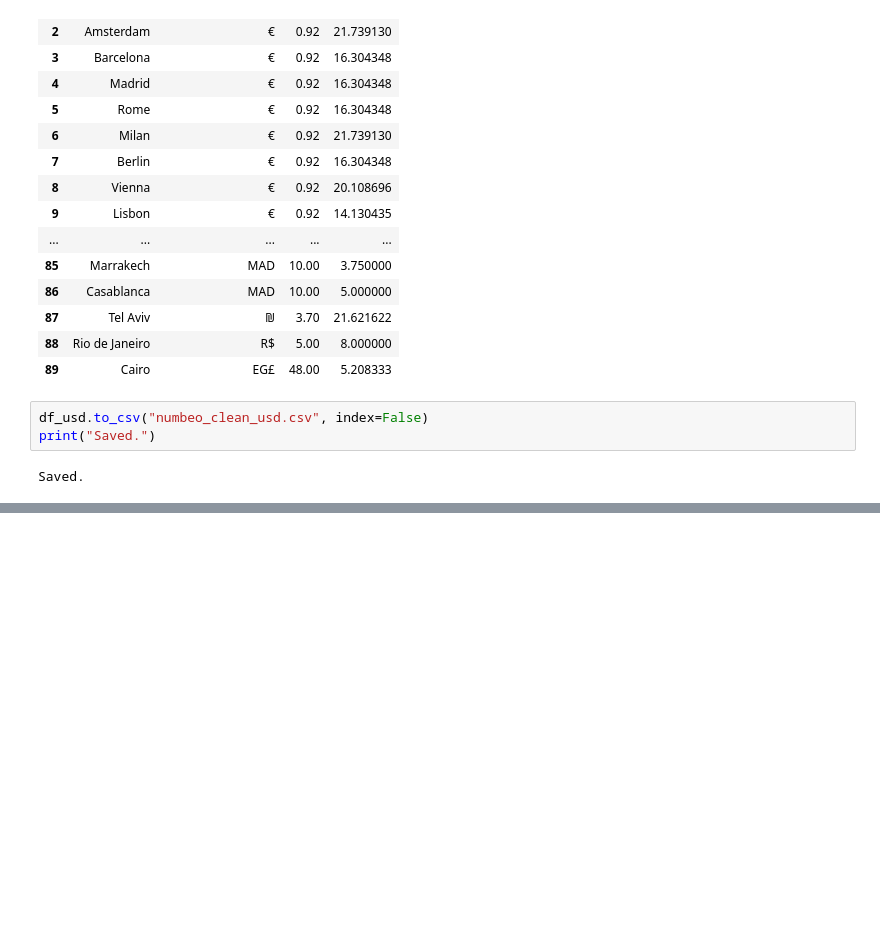
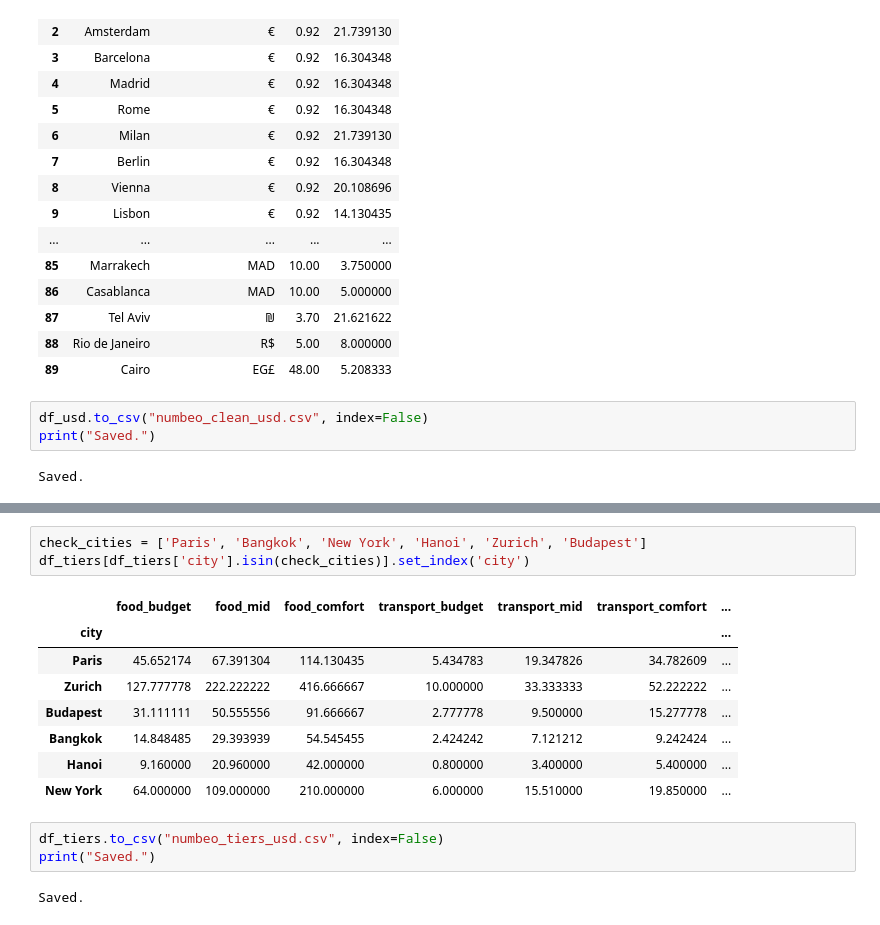
Before and after one commit to elzacapar/travel-budget-planner, a Jupyter notebook: data_exploration.ipynb, the cells around one changed output, grey strips where cells are left out. Cells and saved outputs as stored; diff of their text form; blank space fills up the shorter version.

```diff
--- a/data_exploration.ipynb
+++ b/data_exploration.ipynb
@@ -341,0 +427,17 @@ Saved.
+# %%
+check_cities = ['Paris', 'Bangkok', 'New York', 'Hanoi', 'Zurich', 'Budapest']
+df_tiers[df_tiers['city'].isin(check_cities)].set_index('city')
+# %% [output]
+|  | food_budget | food_mid | food_comfort | transport_budget | transport_mid | transport_comfort | ... |
+| city |  |  |  |  |  |  | ... |
+| Paris | 45.652174 | 67.391304 | 114.130435 | 5.434783 | 19.347826 | 34.782609 | ... |
+| Zurich | 127.777778 | 222.222222 | 416.666667 | 10.000000 | 33.333333 | 52.222222 | ... |
+| Budapest | 31.111111 | 50.555556 | 91.666667 | 2.777778 | 9.500000 | 15.277778 | ... |
+| Bangkok | 14.848485 | 29.393939 | 54.545455 | 2.424242 | 7.121212 | 9.242424 | ... |
+| Hanoi | 9.160000 | 20.960000 | 42.000000 | 0.800000 | 3.400000 | 5.400000 | ... |
+| New York | 64.000000 | 109.000000 | 210.000000 | 6.000000 | 15.510000 | 19.850000 | ... |
+# %%
+df_tiers.to_csv("numbeo_tiers_usd.csv", index=False)
+print("Saved.")
+# %% [output]
+Saved.
```
Also changed, not shown: parts of 3 cells of this notebook.
